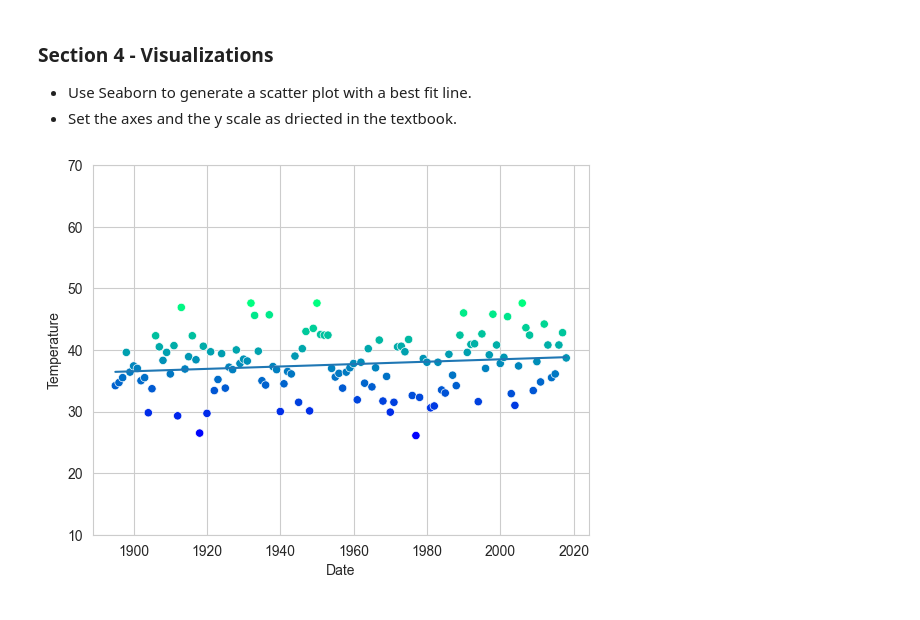
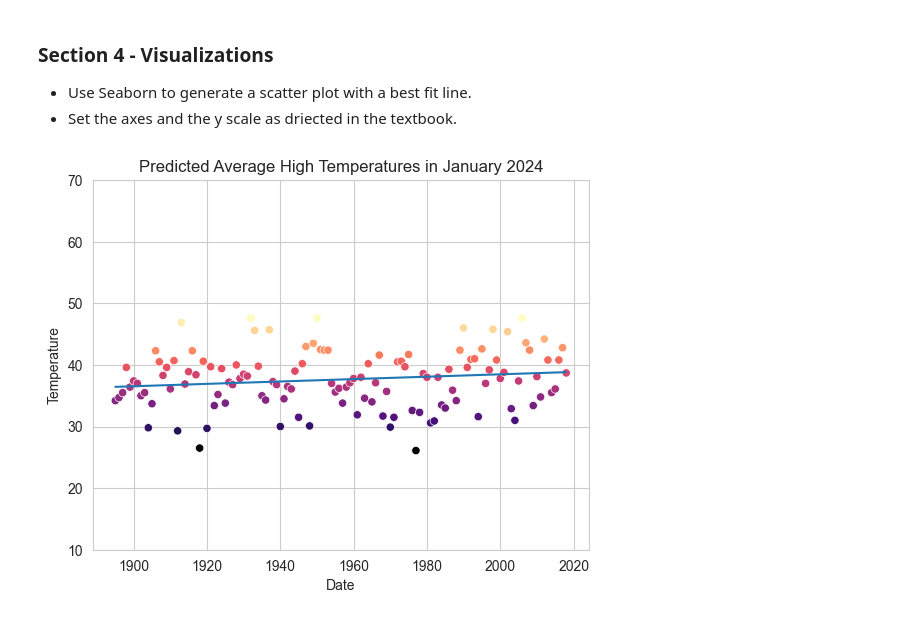
Before and after one commit to kjleopold/datafun-07-ml, a Jupyter notebook: kleopold_ml.ipynb, the cells around one changed output. Saved outputs shown, nothing was run; the diff lists cells and outputs as text; code cells hidden in the pictures.

```diff
--- a/kleopold_ml.ipynb
+++ b/kleopold_ml.ipynb
@@ -218,12 +223,15 @@ array([38.94094855])
 # %%
 # Graph the prediction for avg high temps in Jan 2024
 axes = sns.scatterplot(data=nyc_df, x='Date', y='Temperature',
-                       hue='Temperature', palette='winter', legend=False)
+                       hue='Temperature', palette='magma', legend=False)
 axes.set_ylim(10,70)
+
+#Add the title
+plt.title("Predicted Average High Temperatures in January 2024")
 
 # Display the Linear Regression line
 x = np.array([min(nyc_df.Date.values), max(nyc_df.Date.values)])
 y = predict(x)
 line = plt.plot(x,y)
 # %% [output]
-[figure, old version]
+[figure, new version]
```
Also changed, not shown: parts of 4 cells of this notebook.
